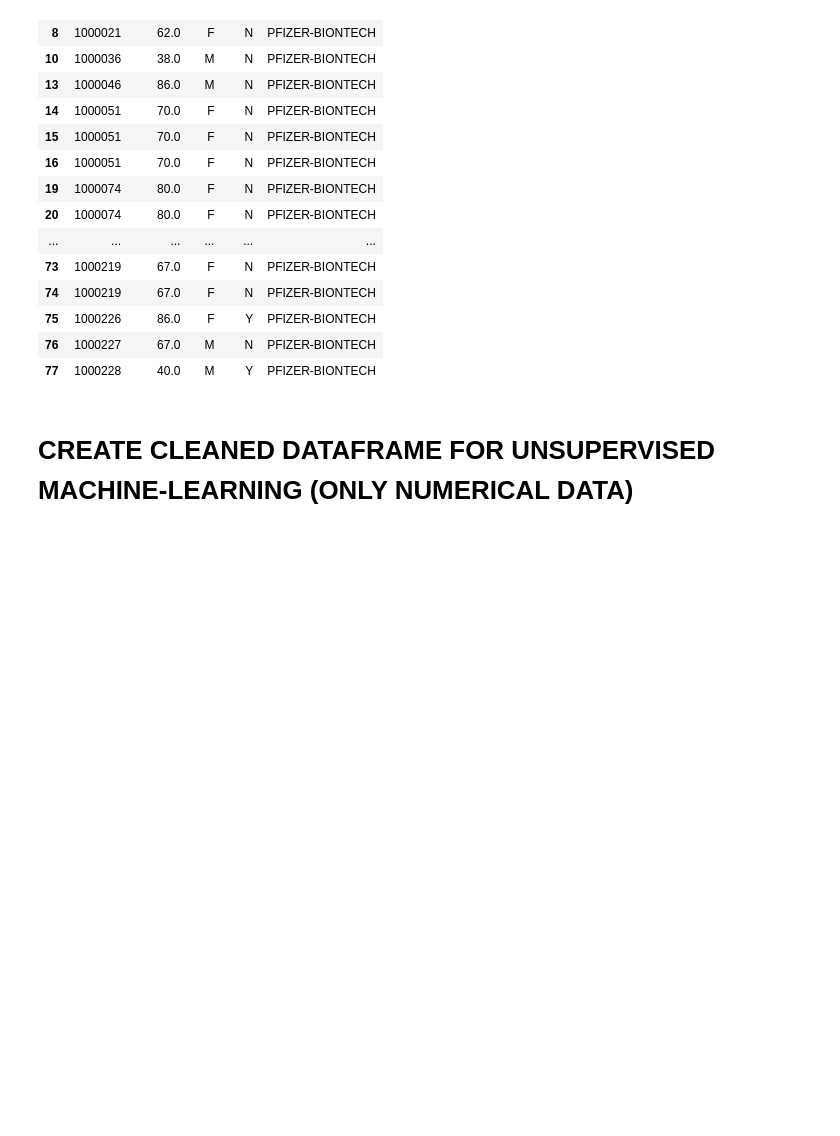
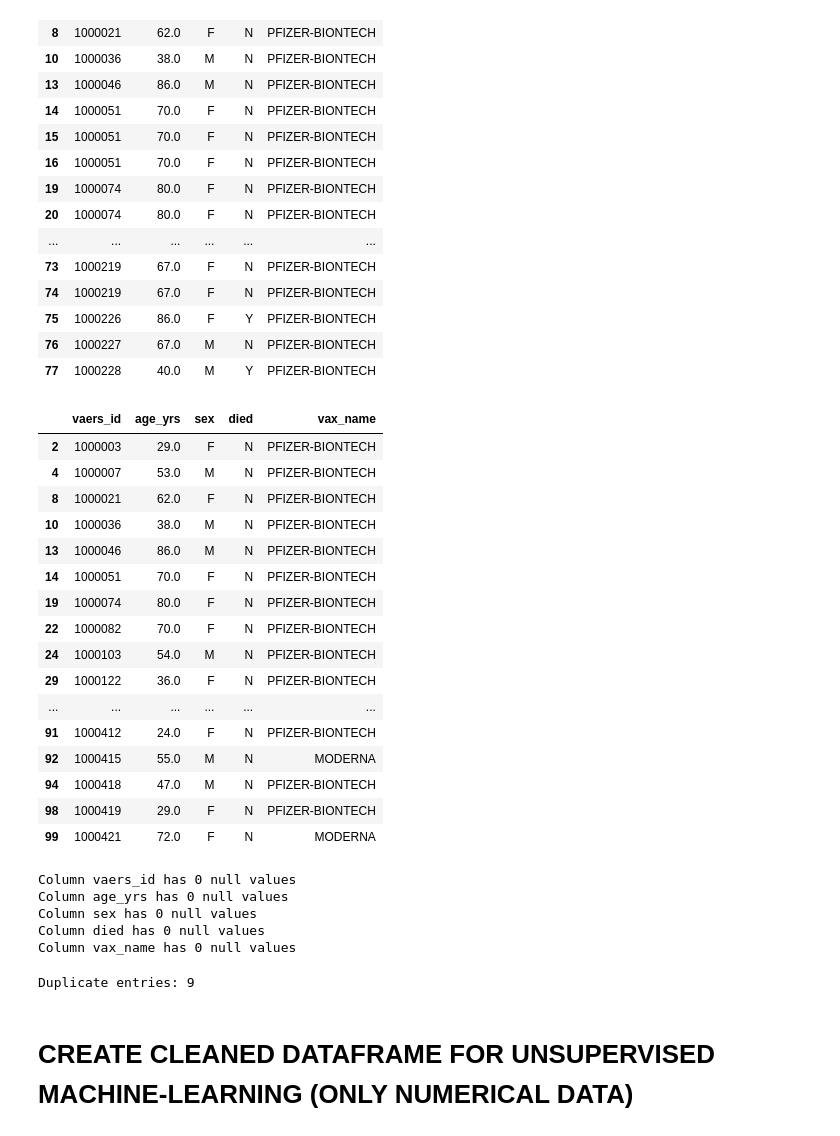
Before and after one commit to gmalhotra007/Final_Project, a Jupyter notebook: Unsupervised_ML.ipynb, the cells around one changed output. Saved outputs shown, nothing was run; the diff lists cells and outputs as text; code cells hidden in the pictures; blank space fills up the shorter version.

```diff
--- a/Unsupervised_ML.ipynb
+++ b/Unsupervised_ML.ipynb
@@ -278,3 +280,38 @@ vaers_UML.head(50)
+# %%
+vaers_UML.head(50)
+# %% [output]
+|  | vaers_id | age_yrs | sex | died | vax_name |
+| 2 | 1000003 | 29.0 | F | N | PFIZER-BIONTECH |
+| 4 | 1000007 | 53.0 | M | N | PFIZER-BIONTECH |
+| 8 | 1000021 | 62.0 | F | N | PFIZER-BIONTECH |
+| 10 | 1000036 | 38.0 | M | N | PFIZER-BIONTECH |
+| 13 | 1000046 | 86.0 | M | N | PFIZER-BIONTECH |
+| 14 | 1000051 | 70.0 | F | N | PFIZER-BIONTECH |
+| 19 | 1000074 | 80.0 | F | N | PFIZER-BIONTECH |
+| 22 | 1000082 | 70.0 | F | N | PFIZER-BIONTECH |
+| 24 | 1000103 | 54.0 | M | N | PFIZER-BIONTECH |
+| 29 | 1000122 | 36.0 | F | N | PFIZER-BIONTECH |
+| ... | ... | ... | ... | ... | ... |
+| 91 | 1000412 | 24.0 | F | N | PFIZER-BIONTECH |
+| 92 | 1000415 | 55.0 | M | N | MODERNA |
+| 94 | 1000418 | 47.0 | M | N | PFIZER-BIONTECH |
+| 98 | 1000419 | 29.0 | F | N | PFIZER-BIONTECH |
+| 99 | 1000421 | 72.0 | F | N | MODERNA |
+# %%
+#Confirm there are no null values.
+for column in vaers_UML:
+    print (f"Column {column} has {vaers_UML[column].isnull().sum()} null values")
+# %% [output]
+Column vaers_id has 0 null values
+Column age_yrs has 0 null values
+Column sex has 0 null values
+Column died has 0 null values
+Column vax_name has 0 null values
+# %%
+#Confirm there are no duplicate entries.
+print(f"Duplicate entries: {vaers_UML['vaers_id'].duplicated().sum()}")
+# %% [output]
+Duplicate entries: 9
 # %%
 #Export CSV for dashboard use, proceed to convert text strings to numerical values
 vaers_UML.to_csv('VAERS_UML_cleaned.csv')
```
Also changed, not shown: parts of 19 cells of this notebook, 1 other file.
